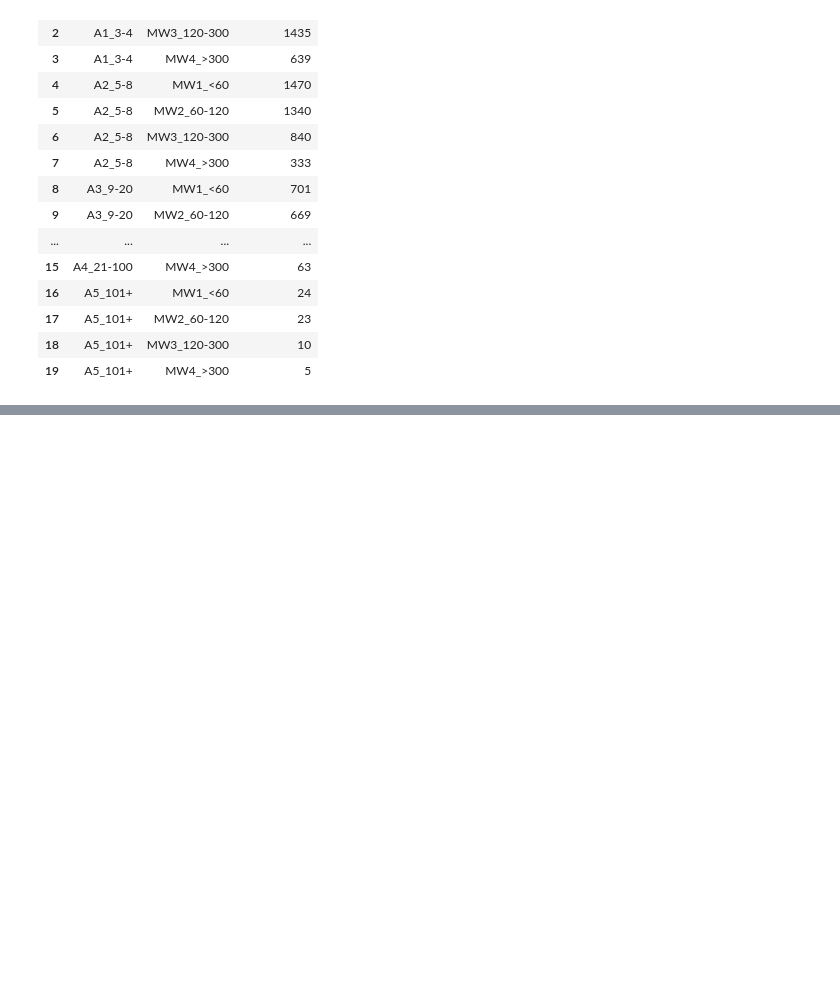
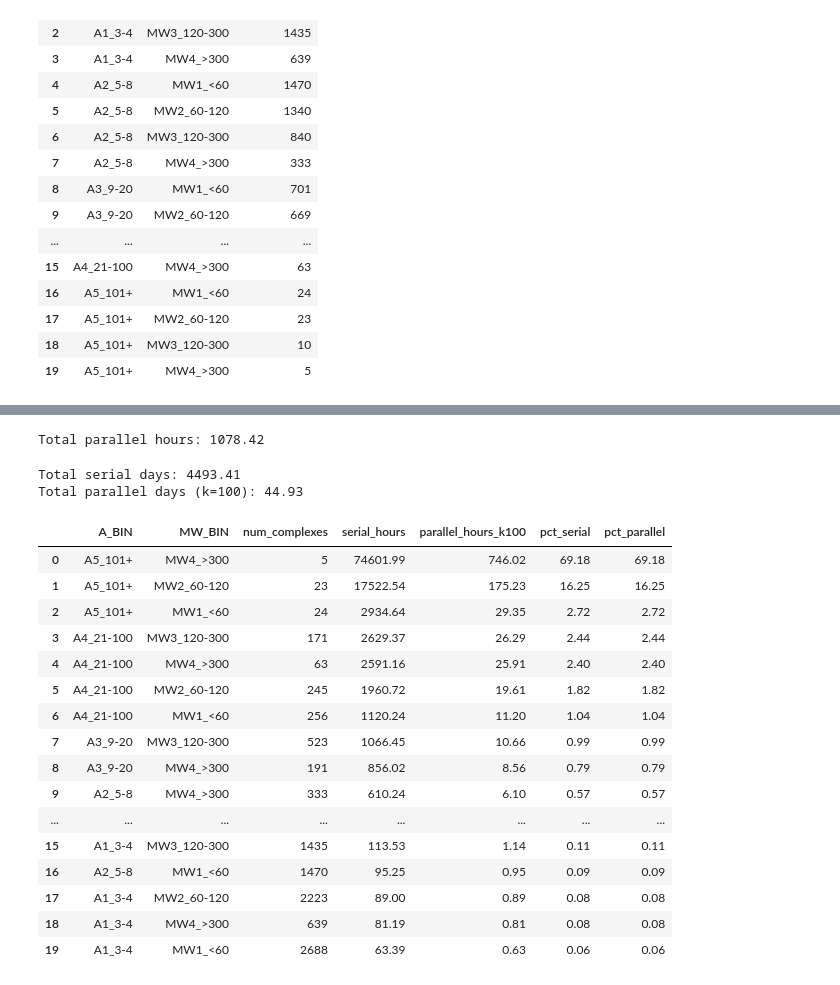
Before and after one commit to PDBe-KB/pdbe-kb-shape-benchmark, a Jupyter notebook: build_benchmark_dataset.ipynb, the cells around one changed output, grey strips where cells are left out. Cells and saved outputs as stored; diff of their text form; code cells hidden in the pictures; blank space fills up the shorter version.

```diff
--- a/build_benchmark_dataset.ipynb
+++ b/build_benchmark_dataset.ipynb
@@ -136,0 +154,12 @@ median_complexes.to_csv("phase1_median_complexes.csv", index=False)
+# %%
+# Rename selected columns. Some columns appear twice in the orginal merged dfs
+df_final = df_final.rename(columns={
+    "complex_id_x": "complex_id",
+    "num_assemblies_x": "num_assemblies",
+    "num_pairs_x": "num_pairs"
+})
+# %%
+# Calculate serial wall hours
+df_final["est_total_wall_hours"] = (
+    df_final["num_pairs"] * df_final["avg_time_sec"]
+ / 3600)
@@ -136,0 +175,4 @@ median_complexes.to_csv("phase1_median_complexes.csv", index=False)
+# %%
+# Calculate parallel wall hours
+k = 100
+df_final["parallel_wall_hours_k100"] = df_final["est_total_wall_hours"] / k
@@ -136,0 +199,16 @@ median_complexes.to_csv("phase1_median_complexes.csv", index=False)
+# %%
+# Total parallel hours to run this across the PDB archive
+total_parallel_hours = df_final["parallel_wall_hours_k100"].sum()
+print(f"Total parallel hours: {total_parallel_hours:.2f}")
+# %% [output]
+Total parallel hours: 1078.42
+# %%
+# Total serial and parallel days to run this across the PDB archive
+total_serial_days = total_serial_hours / 24
+total_parallel_days = total_parallel_hours / 24
+
+print(f"Total serial days: {total_serial_days:.2f}")
+print(f"Total parallel days (k=100): {total_parallel_days:.2f}")
+# %% [output]
+Total serial days: 4493.41
+Total parallel days (k=100): 44.93
@@ -136,0 +217,44 @@ median_complexes.to_csv("phase1_median_complexes.csv", index=False)
+# %%
+# Group by bins combination
+by_bin = (
+    df_final.groupby(["A_BIN", "MW_BIN"], as_index=False)
+    .agg(
+        num_complexes=("complex_id", "nunique"),
+        serial_hours=("est_total_wall_hours", "sum"),
+        parallel_hours_k100=("parallel_wall_hours_k100", "sum"),
+    )
+)
+
+serial_total = by_bin["serial_hours"].sum()
+parallel_total = by_bin["parallel_hours_k100"].sum()
+
+by_bin["pct_serial"] = (by_bin["serial_hours"] / serial_total * 100)
+by_bin["pct_parallel"] = (by_bin["parallel_hours_k100"] / parallel_total * 100)
+
+# Round for display
+by_bin["serial_hours"] = by_bin["serial_hours"].round(2)
+by_bin["parallel_hours_k100"] = by_bin["parallel_hours_k100"].round(2)
+by_bin["pct_serial"] = by_bin["pct_serial"].round(2)
+by_bin["pct_parallel"] = by_bin["pct_parallel"].round(2)
+
+by_bin = by_bin.sort_values("serial_hours", ascending=False).reset_index(drop=True)
+# %%
+by_bin
+# %% [output]
+|  | A_BIN | MW_BIN | num_complexes | serial_hours | parallel_hours_k100 | pct_serial | pct_parallel |
+| 0 | A5_101+ | MW4_>300 | 5 | 74601.99 | 746.02 | 69.18 | 69.18 |
+| 1 | A5_101+ | MW2_60-120 | 23 | 17522.54 | 175.23 | 16.25 | 16.25 |
+| 2 | A5_101+ | MW1_<60 | 24 | 2934.64 | 29.35 | 2.72 | 2.72 |
+| 3 | A4_21-100 | MW3_120-300 | 171 | 2629.37 | 26.29 | 2.44 | 2.44 |
+| 4 | A4_21-100 | MW4_>300 | 63 | 2591.16 | 25.91 | 2.40 | 2.40 |
+| 5 | A4_21-100 | MW2_60-120 | 245 | 1960.72 | 19.61 | 1.82 | 1.82 |
+| 6 | A4_21-100 | MW1_<60 | 256 | 1120.24 | 11.20 | 1.04 | 1.04 |
+| 7 | A3_9-20 | MW3_120-300 | 523 | 1066.45 | 10.66 | 0.99 | 0.99 |
+| 8 | A3_9-20 | MW4_>300 | 191 | 856.02 | 8.56 | 0.79 | 0.79 |
+| 9 | A2_5-8 | MW4_>300 | 333 | 610.24 | 6.10 | 0.57 | 0.57 |
+| ... | ... | ... | ... | ... | ... | ... | ... |
+| 15 | A1_3-4 | MW3_120-300 | 1435 | 113.53 | 1.14 | 0.11 | 0.11 |
+| 16 | A2_5-8 | MW1_<60 | 1470 | 95.25 | 0.95 | 0.09 | 0.09 |
+| 17 | A1_3-4 | MW2_60-120 | 2223 | 89.00 | 0.89 | 0.08 | 0.08 |
+| 18 | A1_3-4 | MW4_>300 | 639 | 81.19 | 0.81 | 0.08 | 0.08 |
+| 19 | A1_3-4 | MW1_<60 | 2688 | 63.39 | 0.63 | 0.06 | 0.06 |
```
Also changed, not shown: parts of 15 cells of this notebook.
